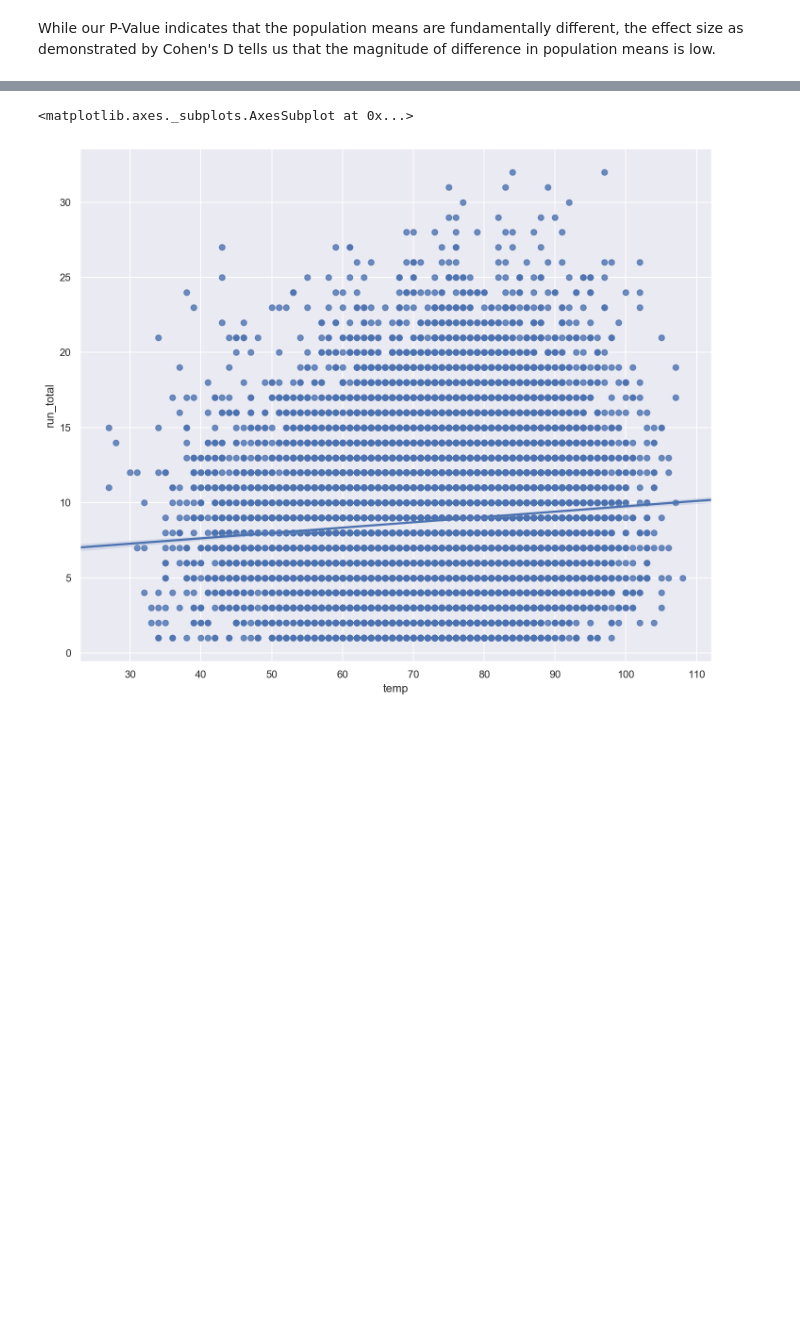
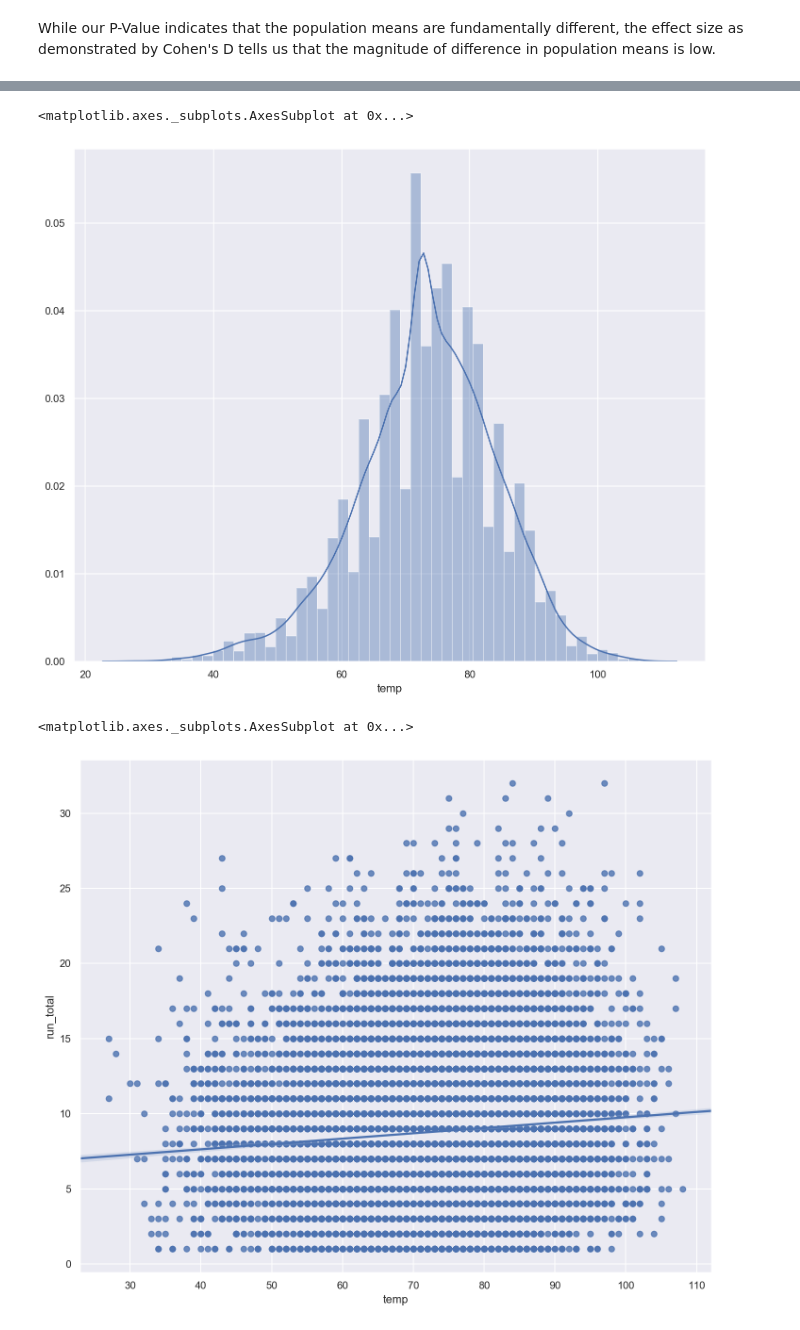
Before and after one commit to schlinkertc/MLB_Stats, a Jupyter notebook: analysis.ipynb, the cells around one changed output, grey strips where cells are left out. Cells and saved outputs as stored; diff of their text form; code cells hidden in the pictures; blank space fills up the shorter version.

```diff
--- a/analysis.ipynb
+++ b/analysis.ipynb
@@ -197,3 +165,8 @@ We opted to examine the effect of temperature instead. This required correlation
+# %%
+sns.distplot(df['temp'])
+# %% [output]
+<matplotlib.axes._subplots.AxesSubplot at 0x...>
+[figure, added]
 # %%
 sns.regplot(df['temp'], df['run_total'])
 # %% [output]
```
Also changed, not shown: parts of 40 cells of this notebook, 1 other file.
